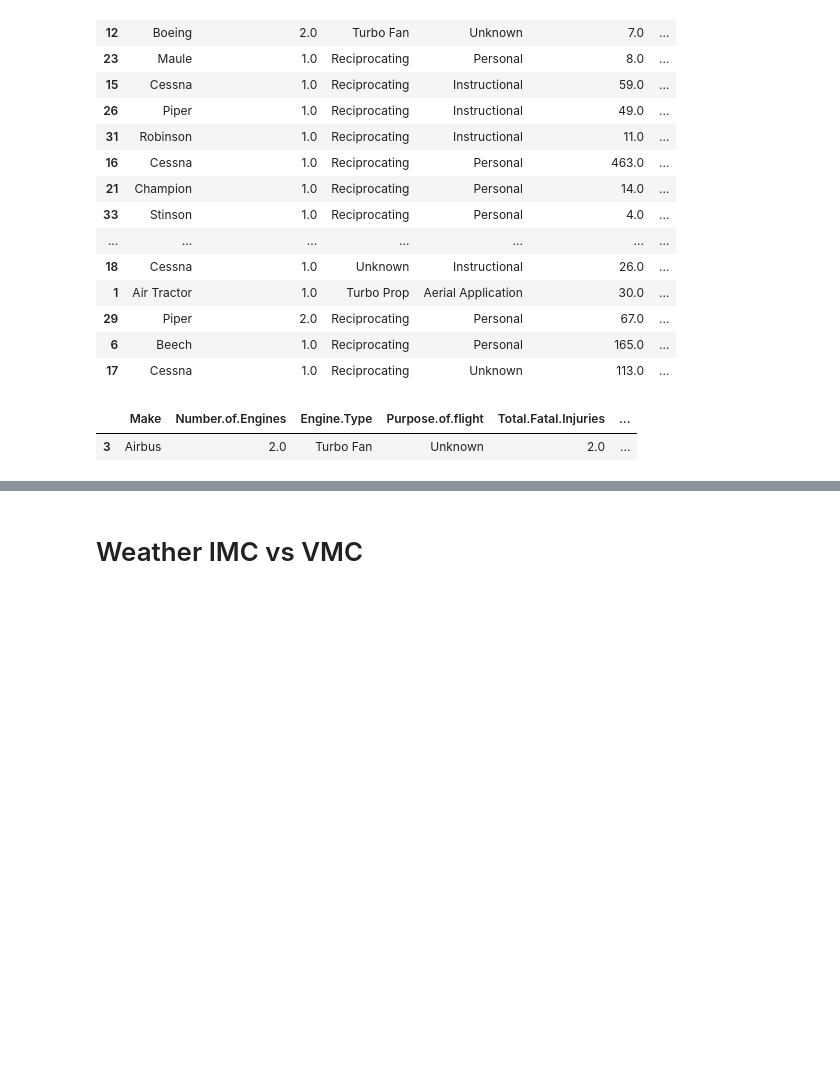
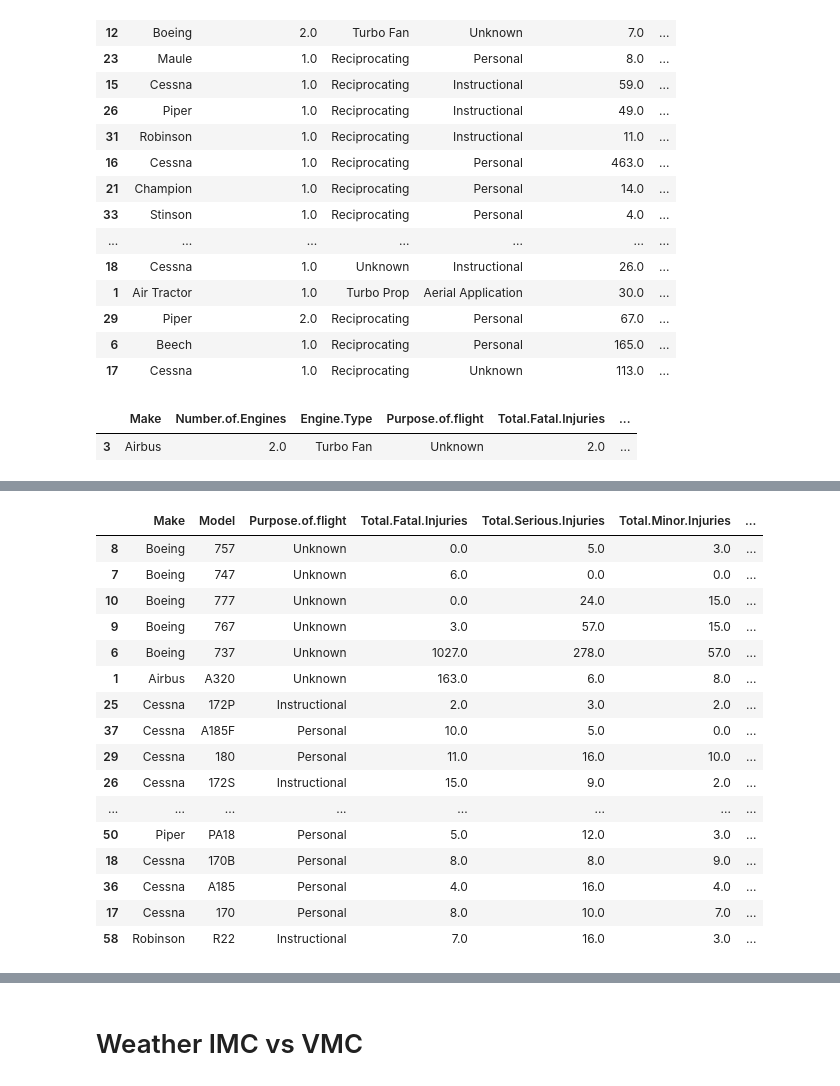
Before and after one commit to MrPolarBear/project1phase1, a Jupyter notebook: project_1/project_1_analysis.ipynb, the cells around one changed output, grey strips where cells are left out. Drawn from its saved outputs; the diff is of its cells as text; code cells hidden in the pictures; blank space fills up the shorter version.

```diff
--- a/project_1/project_1_analysis.ipynb
+++ b/project_1/project_1_analysis.ipynb
@@ -202,0 +240,31 @@ purpose_df[purpose_df['Make']=='Airbus']
+# %%
+new_df = df_edited2.groupby(['Make', 'Model', 'Purpose.of.flight']).sum()
+# %%
+new_df = new_df[new_df['counter'] >= 32]
+# %%
+new_df['fatality_perc'] = (new_df['Total.Fatal.Injuries']/new_df['total_pop']) * 100
+new_df['injury_perc'] = ((new_df['Total.Serious.Injuries']+new_df['Total.Minor.Injuries'])/new_df['total_pop']) * 100
+new_df['uninjured_perc'] = (new_df['Total.Uninjured']/new_df['total_pop']) * 100
+new_df.reset_index(inplace = True)
+# %%
+new_df.drop(['Number.of.Engines'], axis = 1, inplace = True)
+# %%
+new_df.sort_values('uninjured_perc', ascending = False).head(20)
+# %% [output]
+|  | Make | Model | Purpose.of.flight | Total.Fatal.Injuries | Total.Serious.Injuries | Total.Minor.Injuries | ... |
+| 8 | Boeing | 757 | Unknown | 0.0 | 5.0 | 3.0 | ... |
+| 7 | Boeing | 747 | Unknown | 6.0 | 0.0 | 0.0 | ... |
+| 10 | Boeing | 777 | Unknown | 0.0 | 24.0 | 15.0 | ... |
+| 9 | Boeing | 767 | Unknown | 3.0 | 57.0 | 15.0 | ... |
+| 6 | Boeing | 737 | Unknown | 1027.0 | 278.0 | 57.0 | ... |
+| 1 | Airbus | A320 | Unknown | 163.0 | 6.0 | 8.0 | ... |
+| 25 | Cessna | 172P | Instructional | 2.0 | 3.0 | 2.0 | ... |
+| 37 | Cessna | A185F | Personal | 10.0 | 5.0 | 0.0 | ... |
+| 29 | Cessna | 180 | Personal | 11.0 | 16.0 | 10.0 | ... |
+| 26 | Cessna | 172S | Instructional | 15.0 | 9.0 | 2.0 | ... |
+| ... | ... | ... | ... | ... | ... | ... | ... |
+| 50 | Piper | PA18 | Personal | 5.0 | 12.0 | 3.0 | ... |
+| 18 | Cessna | 170B | Personal | 8.0 | 8.0 | 9.0 | ... |
+| 36 | Cessna | A185 | Personal | 4.0 | 16.0 | 4.0 | ... |
+| 17 | Cessna | 170 | Personal | 8.0 | 10.0 | 7.0 | ... |
+| 58 | Robinson | R22 | Instructional | 7.0 | 16.0 | 3.0 | ... |
```
Also changed, not shown: parts of 20 cells of this notebook.
